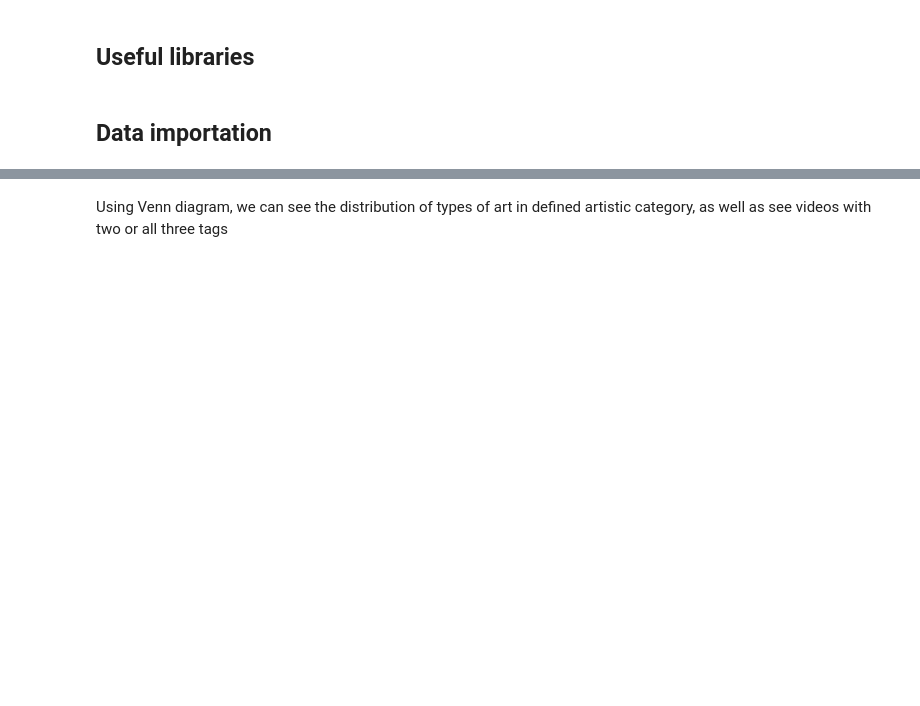
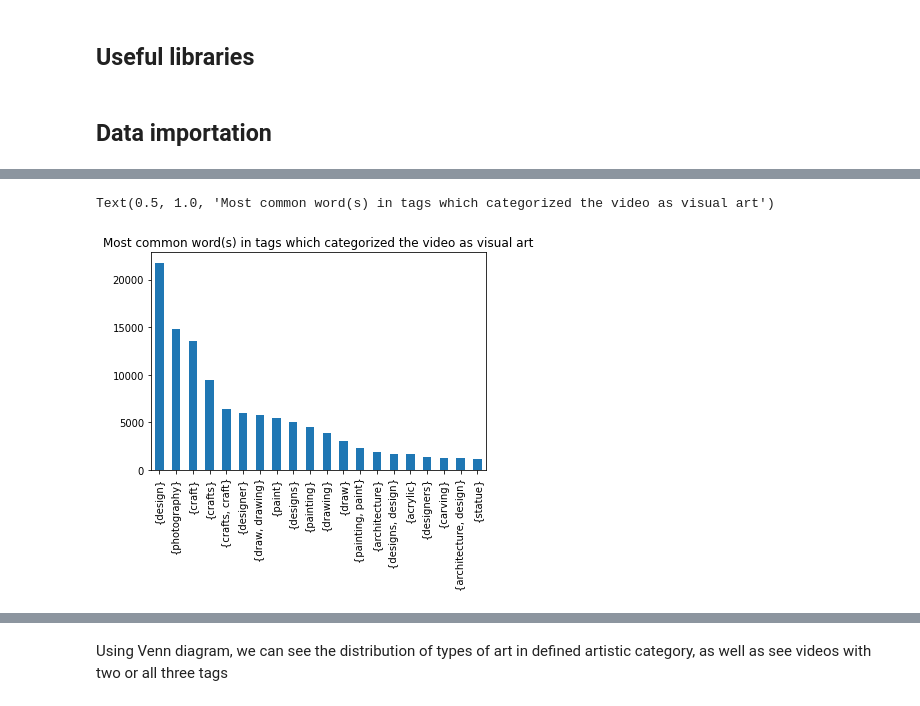
Before and after one commit to epfl-ada/ada-2022-project-geksada, a Jupyter notebook: preliminary_analysis.ipynb, the cells around one changed output, grey strips where cells are left out. Saved outputs shown, nothing was run; the diff lists cells and outputs as text; code cells hidden in the pictures; blank space fills up the shorter version.

```diff
--- a/preliminary_analysis.ipynb
+++ b/preliminary_analysis.ipynb
@@ -142,0 +181,6 @@ Name: visual_art, dtype: int64
+# %%
+df_art.loc[df_art.visual_art == 1].visual_art_word.value_counts().head(20).plot(kind='bar')
+plt.title("Most common word(s) in tags which categorized the video as visual art")
+# %% [output]
+Text(0.5, 1.0, 'Most common word(s) in tags which categorized the video as visual art')
+[figure, added]
```
Also changed, not shown: parts of 33 cells of this notebook, 2 other files.
